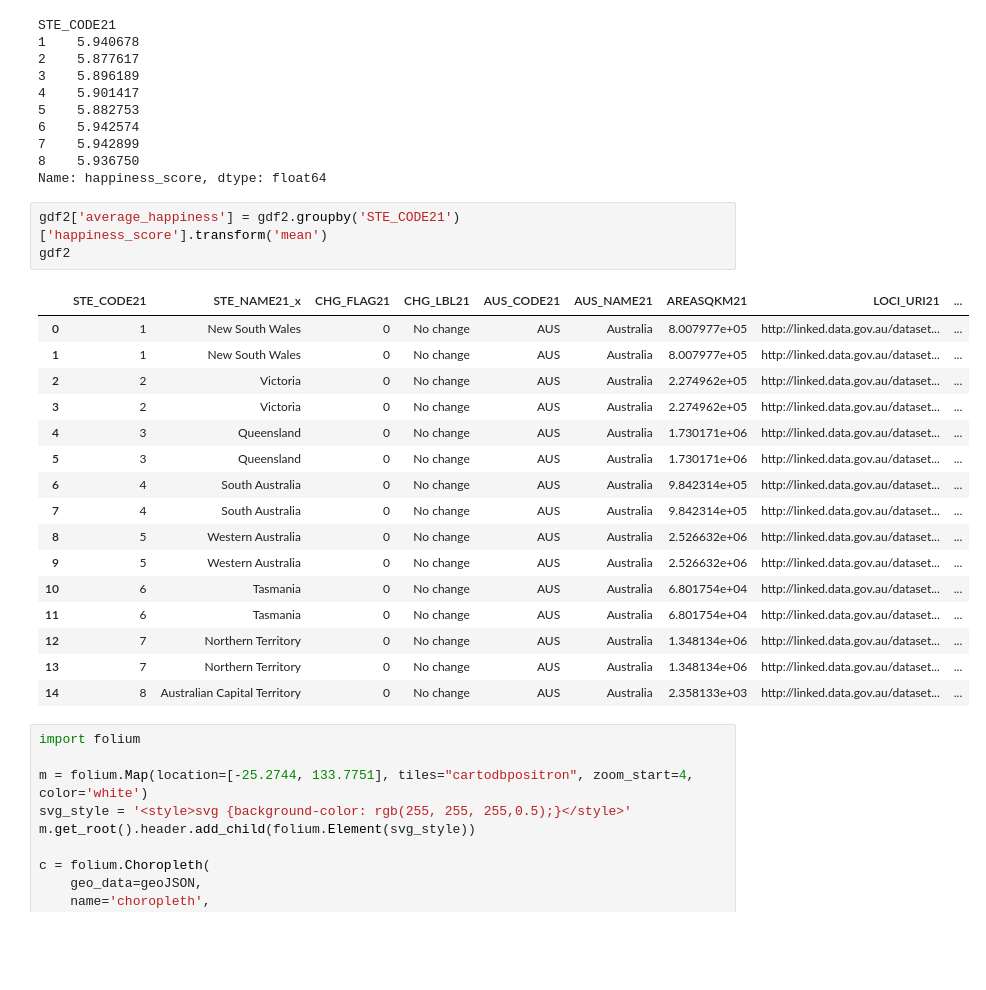
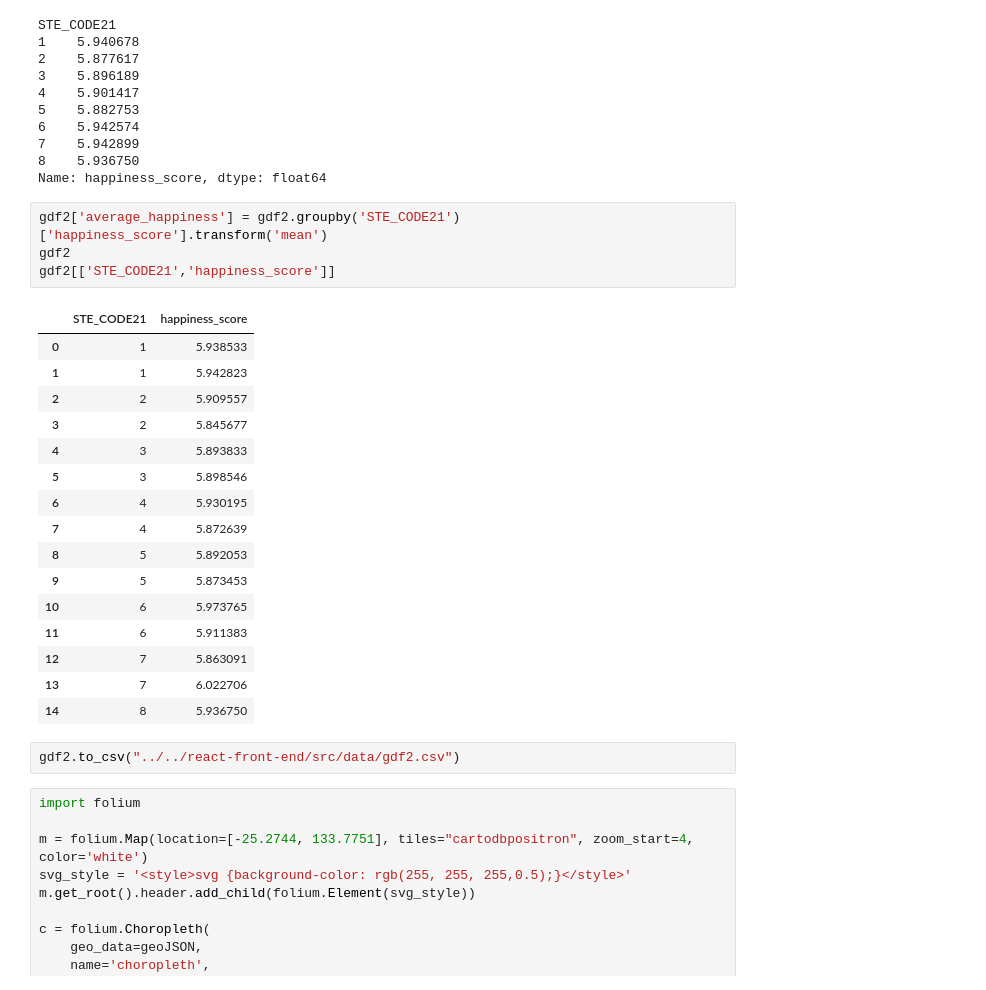
Before and after one commit to is0xjh25/social-media-analytics-on-cloud, a Jupyter notebook: notebook/twitter_notebook/sample_sentiment_analysis(labMIT).ipynb, the cells around one changed output. Saved outputs shown, nothing was run; the diff lists cells and outputs as text; blank space fills up the shorter version.

```diff
--- a/notebook/twitter_notebook/sample_sentiment_analysis(labMIT).ipynb
+++ b/notebook/twitter_notebook/sample_sentiment_analysis(labMIT).ipynb
@@ -769,23 +775,26 @@ Name: happiness_score, dtype: float64
 # %%
 gdf2['average_happiness'] = gdf2.groupby('STE_CODE21')['happiness_score'].transform('mean')
 gdf2
+gdf2[['STE_CODE21','happiness_score']]
 # %% [output]
-|  | STE_CODE21 | STE_NAME21_x | CHG_FLAG21 | CHG_LBL21 | AUS_CODE21 | AUS_NAME21 | AREASQKM21 | LOCI_URI21 | ... |
-| 0 | 1 | New South Wales | 0 | No change | AUS | Australia | 8.007977e+05 | http://linked.data.gov.au/dataset... | ... |
-| 1 | 1 | New South Wales | 0 | No change | AUS | Australia | 8.007977e+05 | http://linked.data.gov.au/dataset... | ... |
-| 2 | 2 | Victoria | 0 | No change | AUS | Australia | 2.274962e+05 | http://linked.data.gov.au/dataset... | ... |
-| 3 | 2 | Victoria | 0 | No change | AUS | Australia | 2.274962e+05 | http://linked.data.gov.au/dataset... | ... |
-| 4 | 3 | Queensland | 0 | No change | AUS | Australia | 1.730171e+06 | http://linked.data.gov.au/dataset... | ... |
-| 5 | 3 | Queensland | 0 | No change | AUS | Australia | 1.730171e+06 | http://linked.data.gov.au/dataset... | ... |
-| 6 | 4 | South Australia | 0 | No change | AUS | Australia | 9.842314e+05 | http://linked.data.gov.au/dataset... | ... |
-| 7 | 4 | South Australia | 0 | No change | AUS | Australia | 9.842314e+05 | http://linked.data.gov.au/dataset... | ... |
-| 8 | 5 | Western Australia | 0 | No change | AUS | Australia | 2.526632e+06 | http://linked.data.gov.au/dataset... | ... |
-| 9 | 5 | Western Australia | 0 | No change | AUS | Australia | 2.526632e+06 | http://linked.data.gov.au/dataset... | ... |
-| 10 | 6 | Tasmania | 0 | No change | AUS | Australia | 6.801754e+04 | http://linked.data.gov.au/dataset... | ... |
-| 11 | 6 | Tasmania | 0 | No change | AUS | Australia | 6.801754e+04 | http://linked.data.gov.au/dataset... | ... |
-| 12 | 7 | Northern Territory | 0 | No change | AUS | Australia | 1.348134e+06 | http://linked.data.gov.au/dataset... | ... |
-| 13 | 7 | Northern Territory | 0 | No change | AUS | Australia | 1.348134e+06 | http://linked.data.gov.au/dataset... | ... |
-| 14 | 8 | Australian Capital Territory | 0 | No change | AUS | Australia | 2.358133e+03 | http://linked.data.gov.au/dataset... | ... |
+|  | STE_CODE21 | happiness_score |
+| 0 | 1 | 5.938533 |
+| 1 | 1 | 5.942823 |
+| 2 | 2 | 5.909557 |
+| 3 | 2 | 5.845677 |
+| 4 | 3 | 5.893833 |
+| 5 | 3 | 5.898546 |
+| 6 | 4 | 5.930195 |
+| 7 | 4 | 5.872639 |
+| 8 | 5 | 5.892053 |
+| 9 | 5 | 5.873453 |
+| 10 | 6 | 5.973765 |
+| 11 | 6 | 5.911383 |
+| 12 | 7 | 5.863091 |
+| 13 | 7 | 6.022706 |
+| 14 | 8 | 5.936750 |
+# %%
+gdf2.to_csv("../../react-front-end/src/data/gdf2.csv")
 # %%
 import folium
 
```
Also changed, not shown: parts of 3 cells of this notebook, 15 other files.
